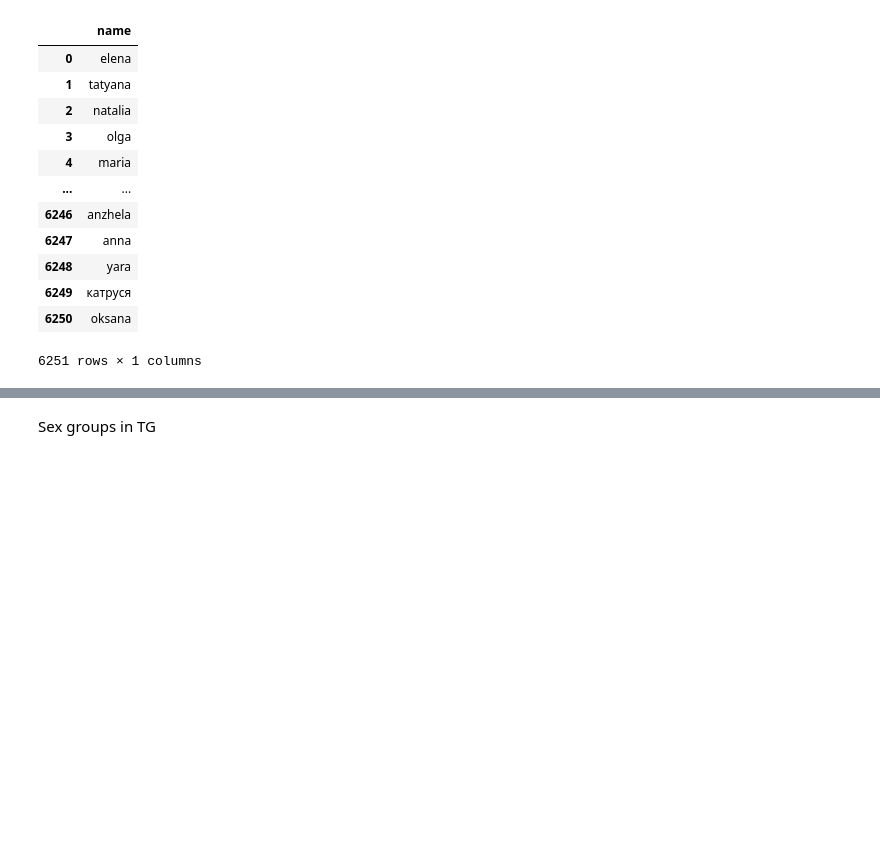
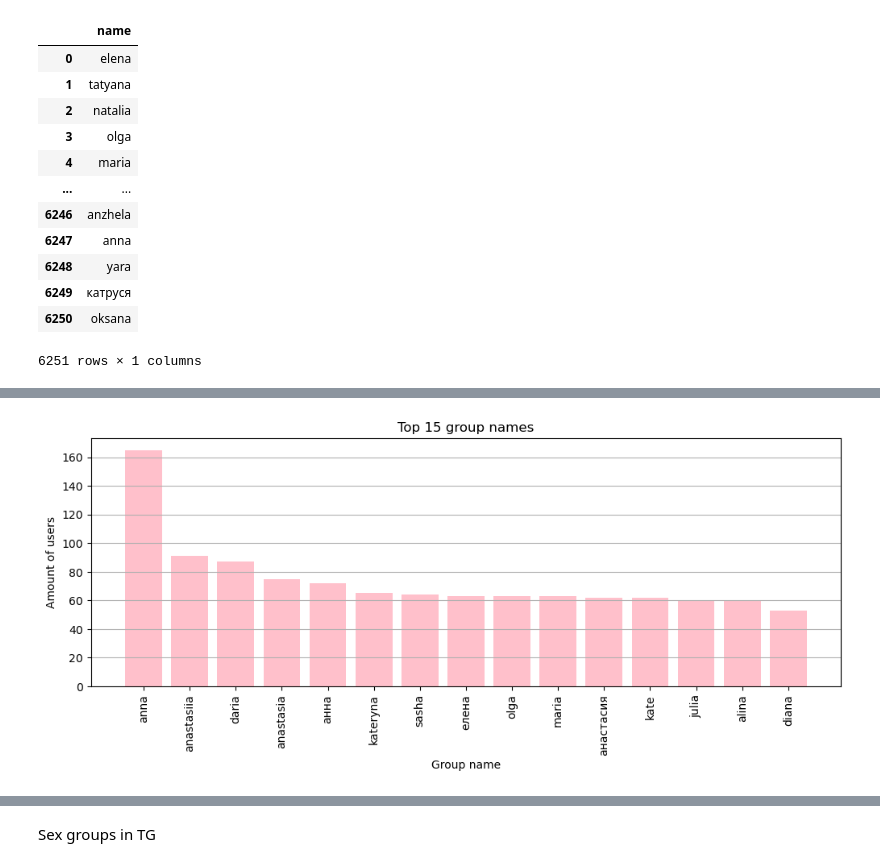
Before and after one commit to MikLay/telegram-eda, a Jupyter notebook: 3_eda_v2.ipynb, the cells around one changed output, grey strips where cells are left out. Cells and saved outputs as stored; diff of their text form; code cells hidden in the pictures; blank space fills up the shorter version.

```diff
--- a/3_eda_v2.ipynb
+++ b/3_eda_v2.ipynb
@@ -830,3 +896,20 @@ df_all_female_names
 
 
 df_users['sex'] = df_users.formatted_first_name.apply(lambda name: 'f' if name in df_all_female_names['name'].values else 'm' if name in df_all_male_names['name'].values else 'n' )
+# %%
+df_fff = df_users[df_users['sex'] =='f']
+df_mm = df_users[df_users['sex'] =='m']
+g_df_ff = df_fff.formatted_first_name.value_counts()
+g_df_mm = df_mm.formatted_first_name.value_counts()
+# %%
+plt.subplots(figsize=(12,4))
+plt.bar(g_df_ff.head(15).index,g_df_ff.head(15).values, color='pink')
+
+plt.xlabel('Group name')
+plt.ylabel('Amount of users')
+plt.title('Top 15 group names')
+plt.grid(axis='y')
+plt.xticks(rotation=90)
+plt.show()
+# %% [output]
+[figure, added]
```
Also changed, not shown: parts of 9 cells of this notebook.
